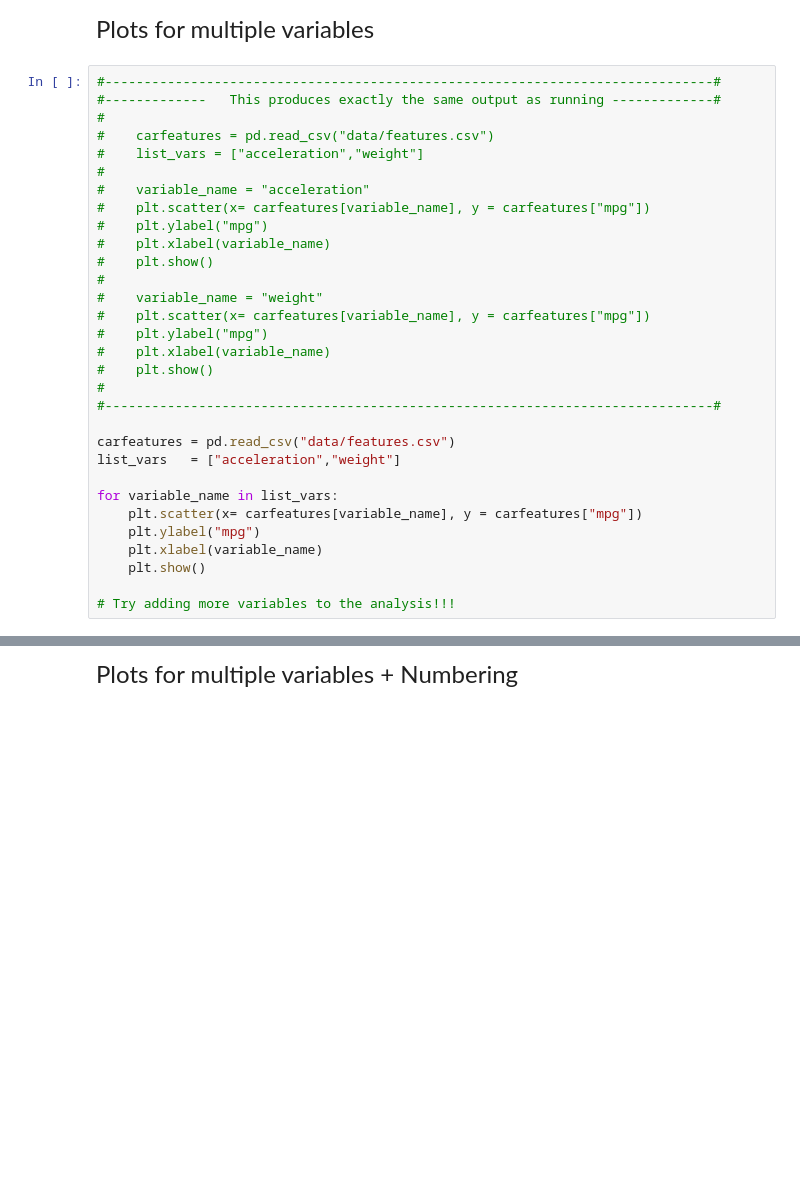
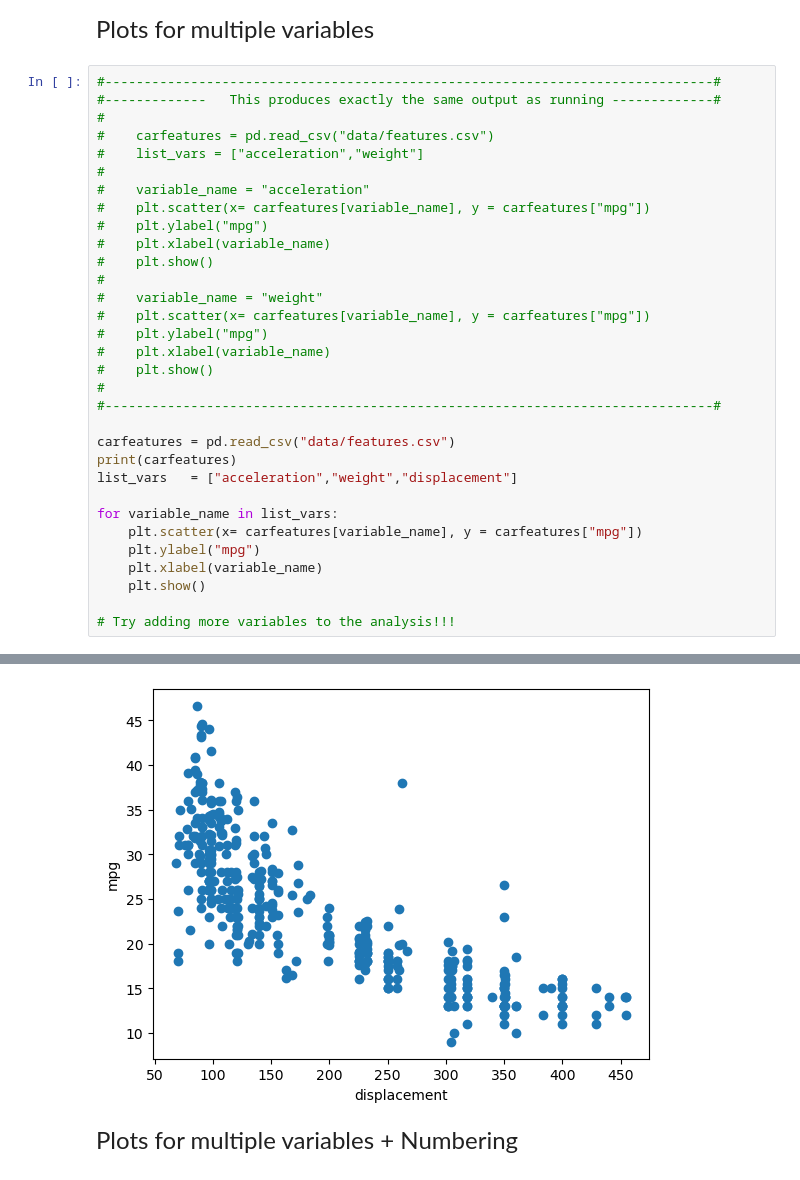
Before and after one commit to jeffechols/qtm151spring2024, a Jupyter notebook: lecture_05/lecture_5.ipynb, the cells around one changed output, grey strips where cells are left out. Drawn from its saved outputs; the diff is of its cells as text; blank space fills up the shorter version.

```diff
--- a/lecture_05/lecture_5.ipynb
+++ b/lecture_05/lecture_5.ipynb
@@ -290,7 +303,8 @@ Plots for multiple variables
 #------------------------------------------------------------------------------#
 
 carfeatures = pd.read_csv("data/features.csv")
-list_vars   = ["acceleration","weight"]
+print(carfeatures)
+list_vars   = ["acceleration","weight","displacement"]
 
 for variable_name in list_vars:
     plt.scatter(x= carfeatures[variable_name], y = carfeatures["mpg"])
@@ -303,5 +331,6 @@ for variable_name in list_vars:
 [figure]
 [figure]
+[figure, added]
 # %% [markdown]
 <font size = "5" >
 
```
Also changed, not shown: parts of 10 cells of this notebook, 3 other files.
